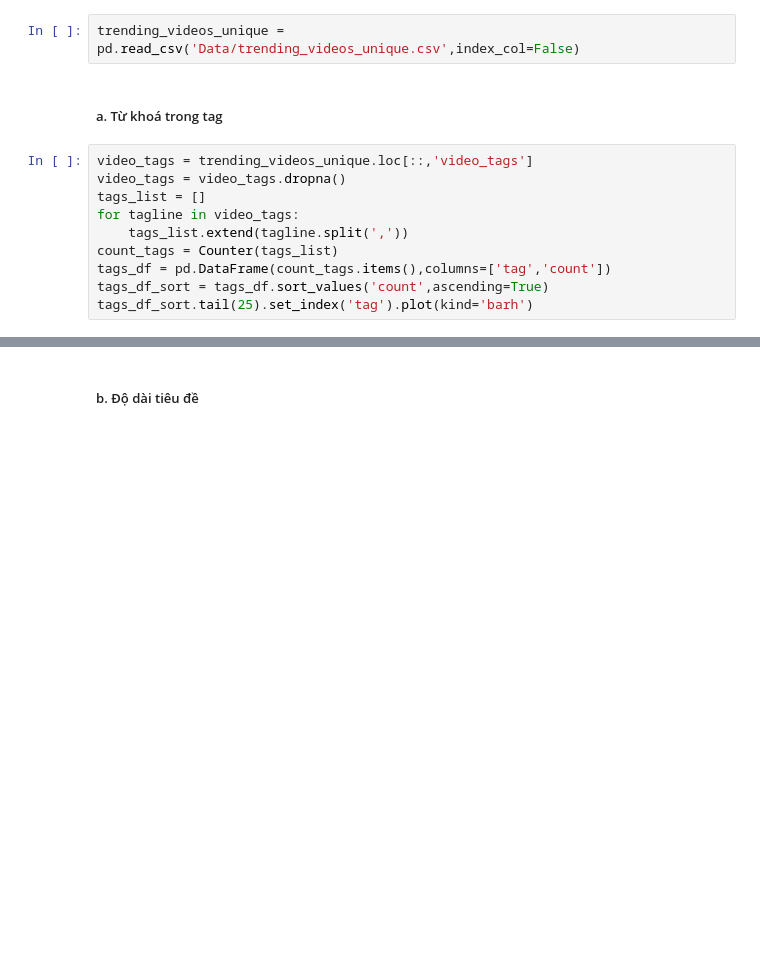
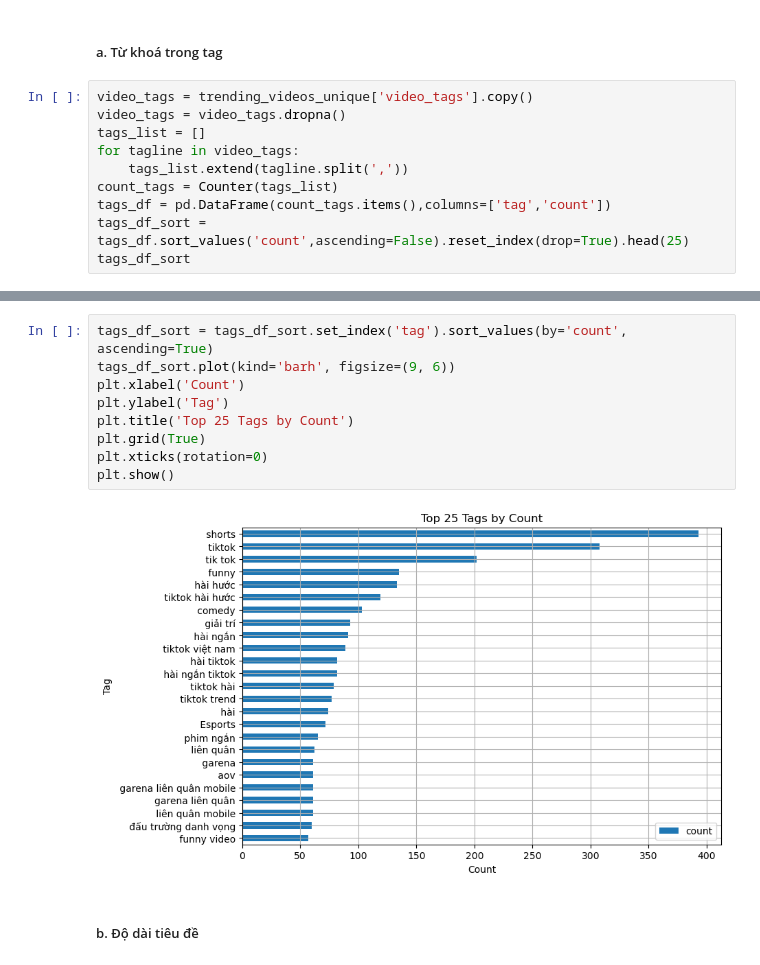
Before and after one commit to sleepifoxx/BTL-Data-Processing, a Jupyter notebook: DataProcessing.ipynb, the cells around one changed output, grey strips where cells are left out. Saved outputs shown, nothing was run; the diff lists cells and outputs as text; blank space fills up the shorter version.

```diff
--- a/DataProcessing.ipynb
+++ b/DataProcessing.ipynb
@@ -277,17 +295,15 @@ plt.show()
 # %% [markdown]
 #### 3. Phân tích theo nội dung chi tiết
-# %%
-trending_videos_unique = pd.read_csv('Data/trending_videos_unique.csv',index_col=False)
 # %% [markdown]
 ##### a. Từ khoá trong tag
 # %%
-video_tags = trending_videos_unique.loc[::,'video_tags']
+video_tags = trending_videos_unique['video_tags'].copy()
 video_tags = video_tags.dropna()
 tags_list = []
 for tagline in video_tags:
     tags_list.extend(tagline.split(','))
 count_tags = Counter(tags_list)
 tags_df = pd.DataFrame(count_tags.items(),columns=['tag','count'])
-tags_df_sort = tags_df.sort_values('count',ascending=True)
-tags_df_sort.tail(25).set_index('tag').plot(kind='barh')
+tags_df_sort = tags_df.sort_values('count',ascending=False).reset_index(drop=True).head(25)
+tags_df_sort
 # %% [output]
@@ -296,3 +327,14 @@ tags_df_sort.tail(25).set_index('tag').plot(kind='barh')
+# %%
+tags_df_sort = tags_df_sort.set_index('tag').sort_values(by='count', ascending=True)
+tags_df_sort.plot(kind='barh', figsize=(9, 6))
+plt.xlabel('Count')
+plt.ylabel('Tag')
+plt.title('Top 25 Tags by Count')
+plt.grid(True)
+plt.xticks(rotation=0)
+plt.show()
+# %% [output]
+[figure, added]
 # %% [markdown]
 ##### b. Độ dài tiêu đề
 # %%
```
Also changed, not shown: parts of 24 cells of this notebook, 1 other file.
